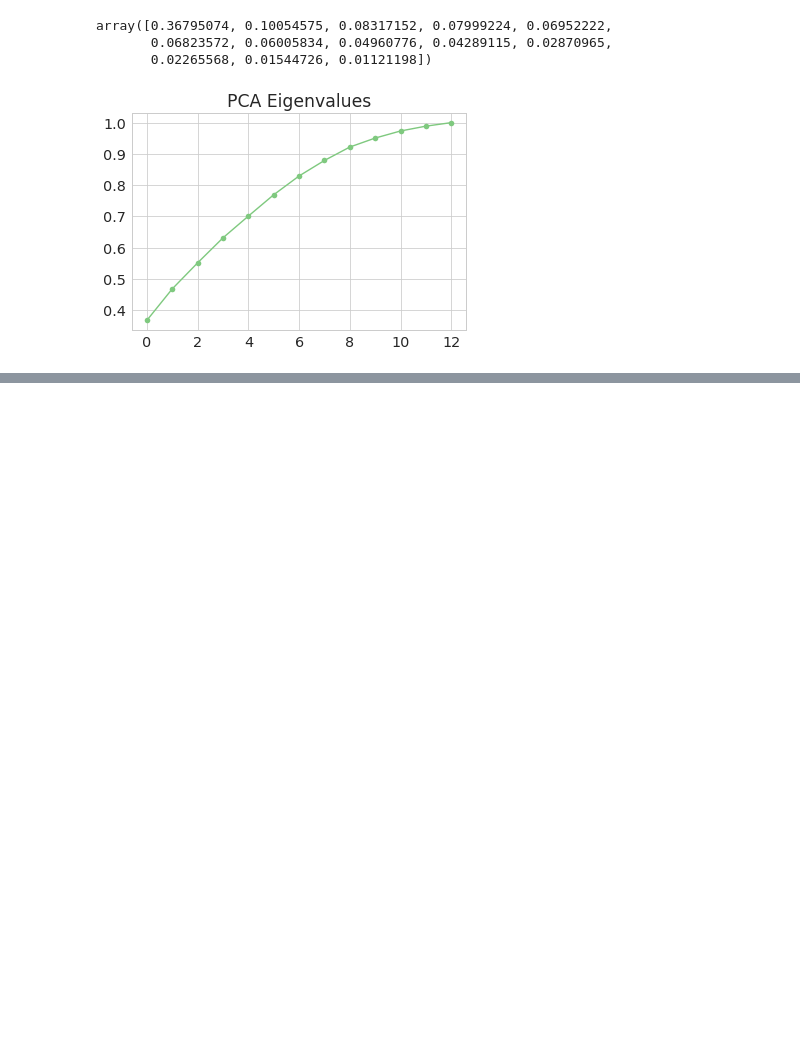
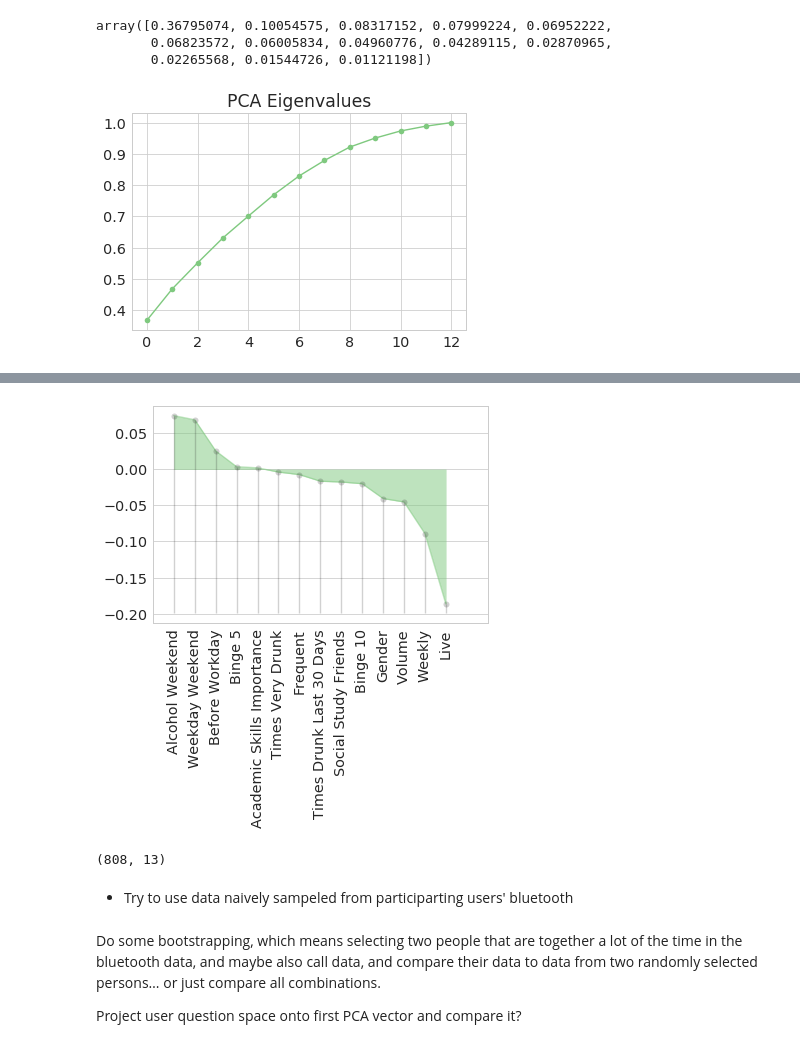
Before and after one commit to AllanLRH/master_thesis, a Jupyter notebook: morequestions/bluetooth_predictions.ipynb, the cells around one changed output, grey strips where cells are left out. Cells and saved outputs as stored; diff of their text form; code cells hidden in the pictures; blank space fills up the shorter version.

```diff
--- a/morequestions/bluetooth_predictions.ipynb
+++ b/morequestions/bluetooth_predictions.ipynb
@@ -163,0 +168,22 @@ RandomForestRegressor(bootstrap=True, criterion='mse', max_depth=None,
+# %%
+target_corr = fsdf.drop('bt_registered_mean', axis=1).corrwith(fsdf['bt_registered_mean']).sort_values(ascending=False)
+# %%
+ax = target_corr.plot.area(stacked=False)
+ax.plot(np.arange(len(target_corr)), target_corr, '.', color='k', alpha=0.2, markersize=12)
+ax.set_xticks(np.arange(len(target_corr)))
+ax.vlines(ax.get_xticks(), min(ax.get_ylim()), target_corr, alpha=0.2)
+ax.set_xticklabels(target_corr.index.str.replace(r'_[a-z]+?$', '').str.replace('_', ' ').str.title(), rotation=90)
+ax.set_xbound([-1, len(target_corr)+1])
+ax.grid(axis='x')
+# %% [output]
+[figure, added]
+# %%
+fs_no_gender_pca.shape
+# %% [output]
+(808, 13)
+# %% [markdown]
+* Try to use data naively sampeled from participarting users' bluetooth
+# %% [markdown]
+Do some bootstrapping, which means selecting two people that are together a lot of the time in the bluetooth data, and maybe also call data, and compare their data to data from two randomly selected persons… or just compare all combinations.
+
+Project user question space onto first PCA vector and compare it?
```
Also changed, not shown: parts of 9 cells of this notebook, 3 other files.
